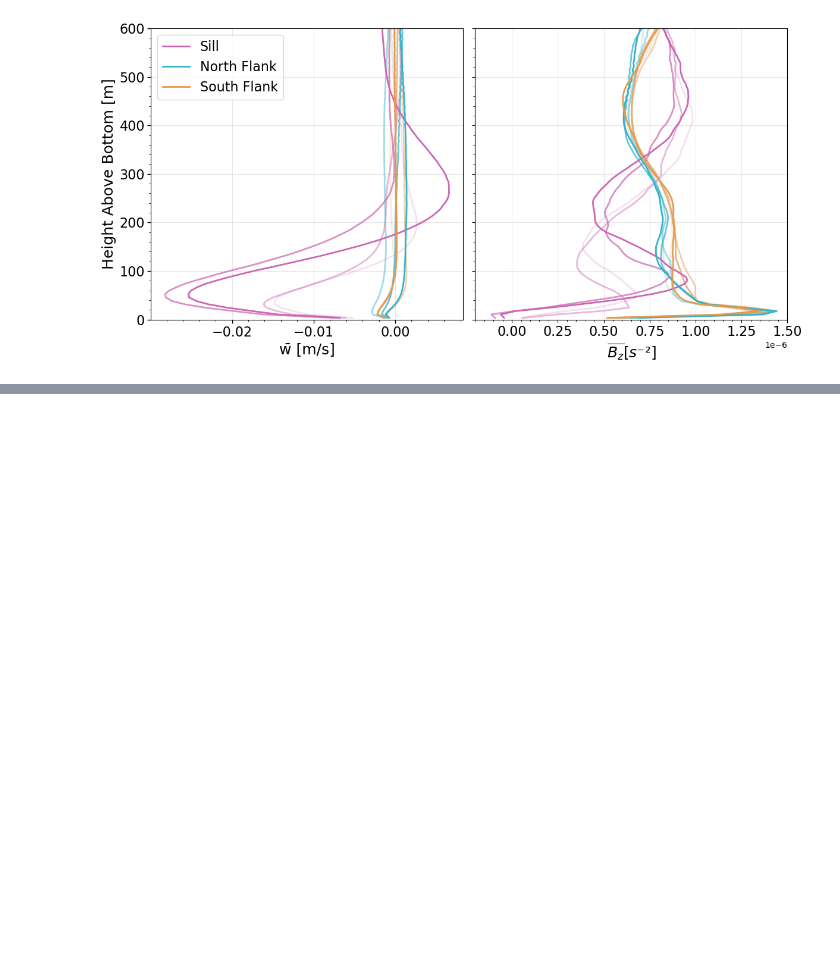
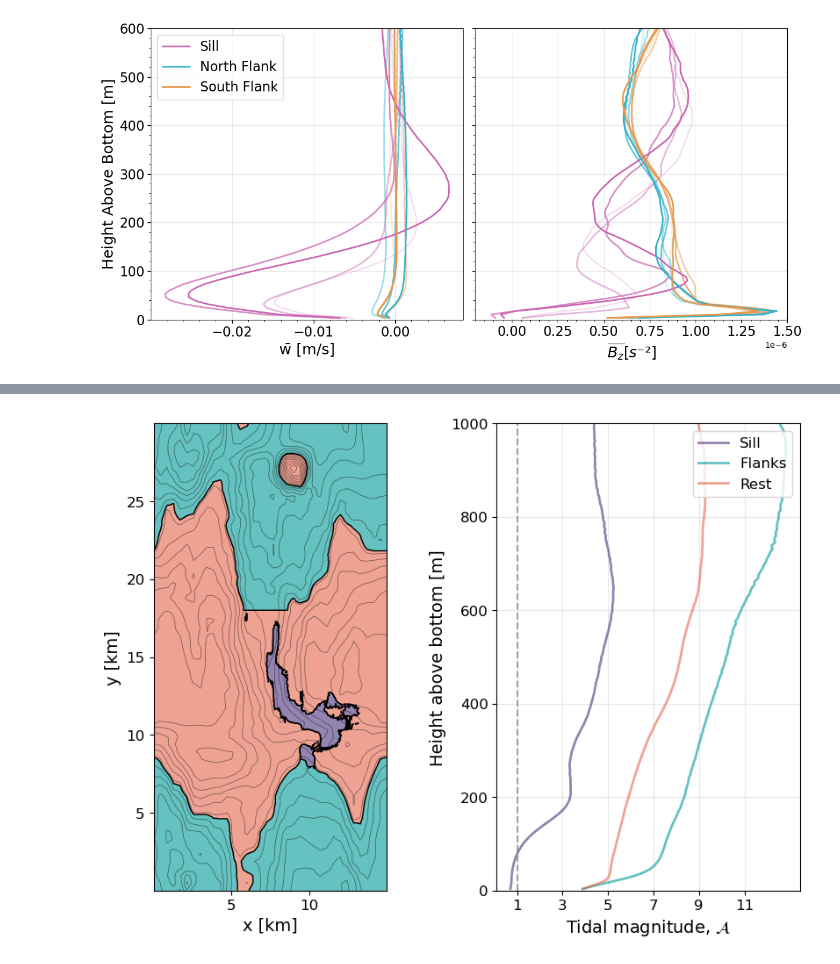
Before and after one commit to liuchihl/internal-tide-mixing, a Jupyter notebook: postprocess/seperate_region_calculation.ipynb, the cells around one changed output, grey strips where cells are left out. Saved outputs shown, nothing was run; the diff lists cells and outputs as text; code cells hidden in the pictures; blank space fills up the shorter version.

```diff
--- a/postprocess/seperate_region_calculation.ipynb
+++ b/postprocess/seperate_region_calculation.ipynb
@@ -602,0 +789,100 @@ end
+# %%
+# Import plotting package
+ds = Dataset("output/tilt/tidal_phase_average_w_Bz_theta=0.0036_tᶠ=460_part-1.nc", "r")
+xC = ds["xC"][:];
+yC = ds["yC"][:];
+# Call the function to create masks based on the desired data mode
+data_mode = "10TP average"   # "10TP average" or "tidal phase average"
+mask_sill, mask_north_bathymetry, mask_south_bathymetry = create_masks(data_mode)
+
+using PyPlot
+
+# Define region colors to match previous plots
+region_colors = [
+    (0.3, 0.2, 0.5, 0.6),  # Rich indigo for sill region
+    (0.0, 0.6, 0.6, 0.6),  # Turquoise for Flanks
+    (0.9, 0.4, 0.3, 0.6)   # Coral red for Rest of domain
+]
+
+# Create a figure with two subplots side by side, with the map on the left
+fig, (ax_map, ax_profile) = subplots(1, 2, figsize=(8, 6), constrained_layout=true)
+
+# --- Topographic map (left) ---
+# Create a combined mask for the topographic map
+combined_mask = zeros(Float64, Nx, Ny)
+mask_sill_2d = mask_sill[:, :, 1] # For tidal phase average use first phase
+combined_mask[mask_sill_2d .== 1] .= 1
+combined_mask[(mask_sill_2d .== 0) .& ((mask_north_bathymetry .+ mask_south_bathymetry) .> 0)] .= 2
+combined_mask[(mask_sill_2d .== 0) .& ((mask_north_bathymetry .+ mask_south_bathymetry) .== 0)] .= 3
+combined_mask[combined_mask .== 0] .= NaN
+
+# Create a custom colormap with the same colors as the line plot
+region_cmap = matplotlib.colors.ListedColormap([region_colors[1], region_colors[2], region_colors[3]])
+bounds = [0.5, 1.5, 2.5, 3.5]
+norm = matplotlib.colors.BoundaryNorm(bounds, region_cmap.N)
+
+# Plot the topographic map with correct aspect ratio
+im = ax_map.imshow(
+    combined_mask',
+    origin="lower",
+    extent=[xC[1], xC[end], yC[1], yC[end]] ./ 1e3,
+    aspect="equal",  # Ensures 1:1 aspect ratio in km
+    cmap=region_cmap,
+    norm=norm
+)
+ax_map.contour(
+    xC / 1e3, yC / 1e3, combined_mask',
+    levels=[1.5, 2.5], colors="black", linewidths=1.0
+)
+
+# Add bathymetry contours
+contours = ax_map.contour(
+    xC / 1e3, yC / 1e3, z_interp',
+    0:100:2200, colors="black", alpha=0.5, linewidths=0.5
+)
+
+# Create patches for legend
+patches = [matplotlib.patches.Patch(color=region_colors[i])
+           for i in 1:3]
+# ax_map.legend(handles=patches, loc="upper right", fontsize=12)
+
+# Add labels
+ax_map.set_xlabel("x [km]", fontsize=14)
+ax_map.set_ylabel("y [km]", fontsize=14)
+# ax_map.set_title("Domain Regions", fontsize=14)
+ax_map.tick_params(axis="both", which="major", labelsize=12)
+
+# --- Tidal magnitude profile (right) ---
+ax_profile.plot(A_sill_seperate_hab, bin_center, label="Sill", linewidth=2, color=region_colors[1])
+ax_profile.plot(A_flanks_seperate_hab, bin_center, label="Flanks", linewidth=2, color=region_colors[2])
+ax_profile.plot(A_rest_seperate_hab, bin_center, label="Rest", linewidth=2, color=region_colors[3])
+# ax_profile.plot(A_sill_hab, bin_center, label="Sill", linewidth=2, color=region_colors[1])
+# ax_profile.plot(A_flanks_hab, bin_center, label="Flanks", linewidth=2, color=region_colors[2])
+# ax_profile.plot(A_rest_hab, bin_center, label="Rest", linewidth=2, color=region_colors[3])
+
+# Add a vertical line at A = 1 to show the threshold
+ax_profile.axvline(x=1, color="gray", linestyle="--", alpha=0.7)
+
+# Set axis labels for profile subplot
+ax_profile.set_xlabel(L"\text{Tidal magnitude, } \mathcal{A}", fontsize=14)
+ax_profile.set_ylabel("Height above bottom [m]", fontsize=14)
+# Set x-axis ticks at regular intervals
+ax_profile.set_xticks(1:2:11)
+
+# Use log scale for x-axis
+# ax_profile.set_xscale("log")
+
+# Set appropriate limits based on data
+ax_profile.set_ylim(0, 1000)
+
+# Add grid
+ax_profile.grid(true, alpha=0.3)
+
+# Add legend to profile subplot
+ax_profile.legend(fontsize=12, loc="upper right")
+ax_profile.tick_params(axis="both", which="major", labelsize=12)
+
+savefig("output/tilt/tilt_sill_flanks_rest_average_separately.png", dpi=300, bbox_inches="tight")
+display(gcf())
+# %% [output]
+[figure, added]
```
Also changed, not shown: parts of 7 cells of this notebook, 35 other files.
